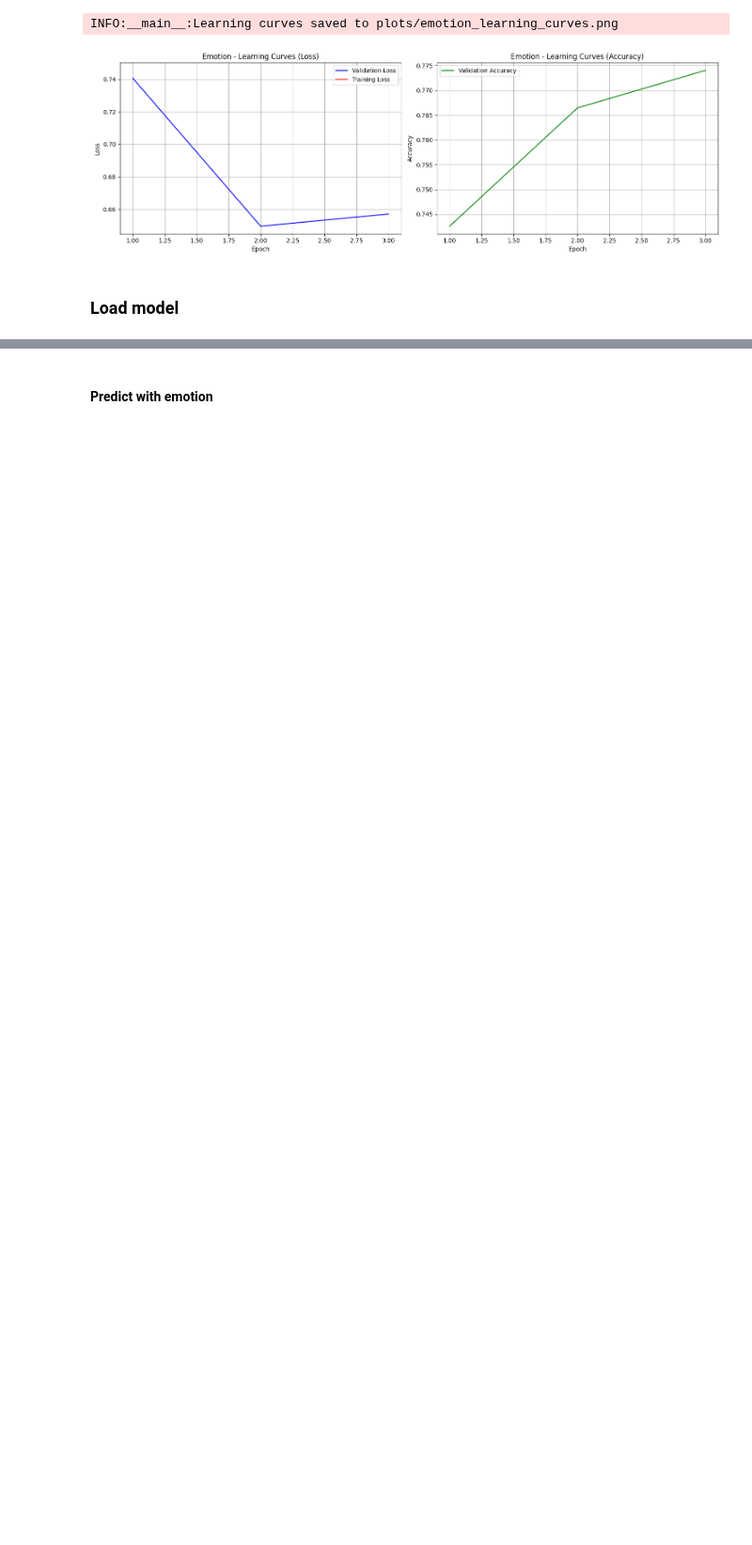
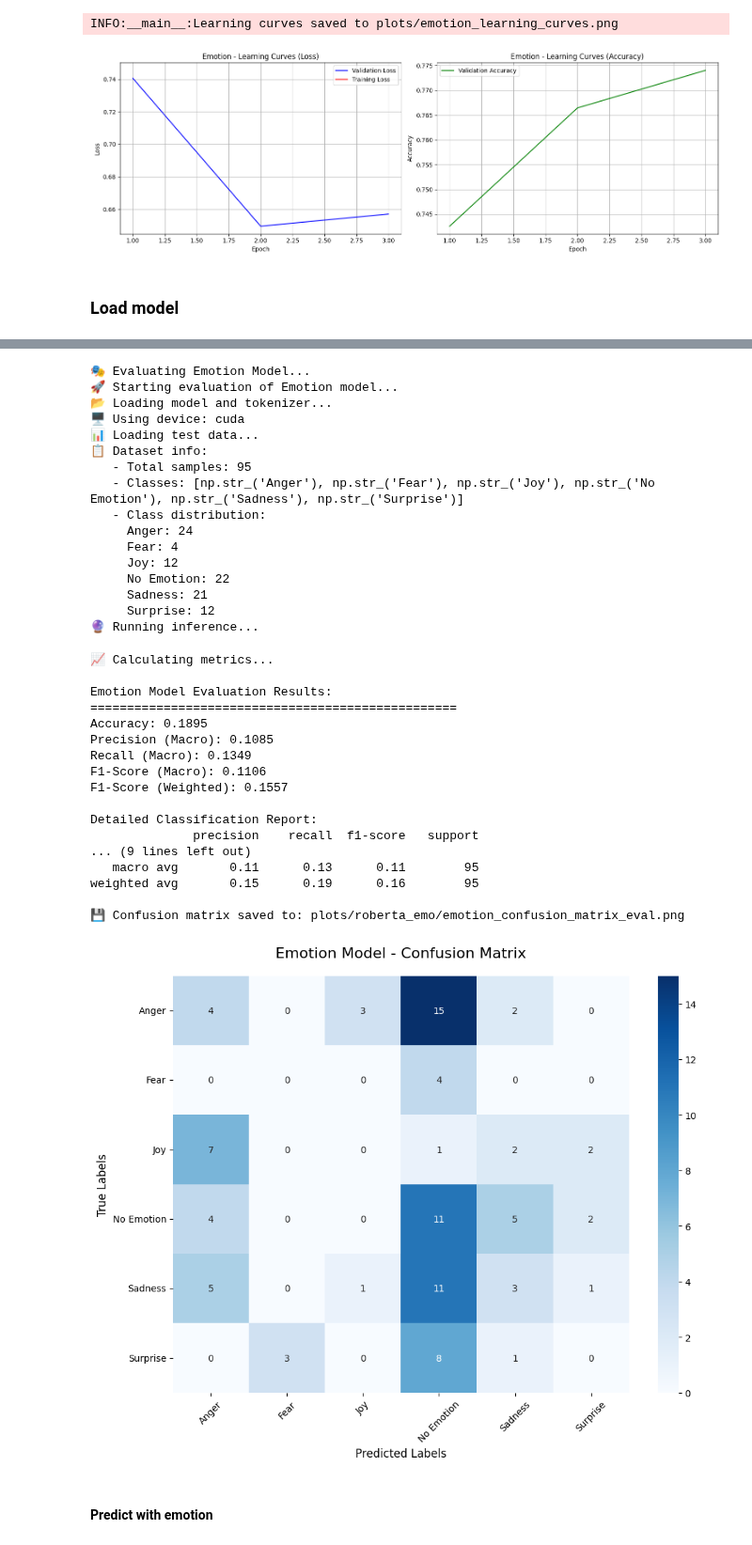
Before and after one commit to lapsapthong-16/multitask, a Jupyter notebook: roberta-training.ipynb, the cells around one changed output, grey strips where cells are left out. Shown at 94% size. Cells and saved outputs as stored; diff of their text form; code cells hidden in the pictures; blank space fills up the shorter version.

```diff
--- a/roberta-training.ipynb
+++ b/roberta-training.ipynb
@@ -1102,3 +1278,51 @@ Available sentiment classes: ['Anger' 'Fear' 'Joy' 'No Emotion' 'Sadness' 'Surpr
+# %%
+# Evaluate Emotion Model
+print("🎭 Evaluating Emotion Model...")
+emotion_results = evaluate_roberta_model(
+    model_dir="./roberta_emotion_model",
+    label_encoder_path="enc/emotion_label_encoder.pkl",
+    csv_file="annotated_reddit_posts.csv",
+    target_column="emotion",
+    model_name="Emotion"
+)
+
+# Plot confusion matrix for emotion model
+plot_confusion_matrix(emotion_results, save_path="plots/roberta_emo/emotion_confusion_matrix_eval.png")
+# %% [output]
+🎭 Evaluating Emotion Model...
+🚀 Starting evaluation of Emotion model...
+📂 Loading model and tokenizer...
+🖥️ Using device: cuda
+📊 Loading test data...
+📋 Dataset info:
+   - Total samples: 95
+   - Classes: [np.str_('Anger'), np.str_('Fear'), np.str_('Joy'), np.str_('No Emotion'), np.str_('Sadness'), np.str_('Surprise')]
+   - Class distribution:
+     Anger: 24
+     Fear: 4
+     Joy: 12
+     No Emotion: 22
+     Sadness: 21
+     Surprise: 12
+🔮 Running inference...
+📈 Calculating metrics...
+
+Emotion Model Evaluation Results:
+==================================================
+Accuracy: 0.1895
+Precision (Macro): 0.1085
+Recall (Macro): 0.1349
+F1-Score (Macro): 0.1106
+F1-Score (Weighted): 0.1557
+
+Detailed Classification Report:
+              precision    recall  f1-score   support
+... (9 lines left out)
+   macro avg       0.11      0.13      0.11        95
+weighted avg       0.15      0.19      0.16        95
+
+💾 Confusion matrix saved to: plots/roberta_emo/emotion_confusion_matrix_eval.png
+[figure, added]
 # %% [markdown]
 #### Predict with emotion
 # %%
```
Also changed, not shown: parts of 18 cells of this notebook, 11 other files.
